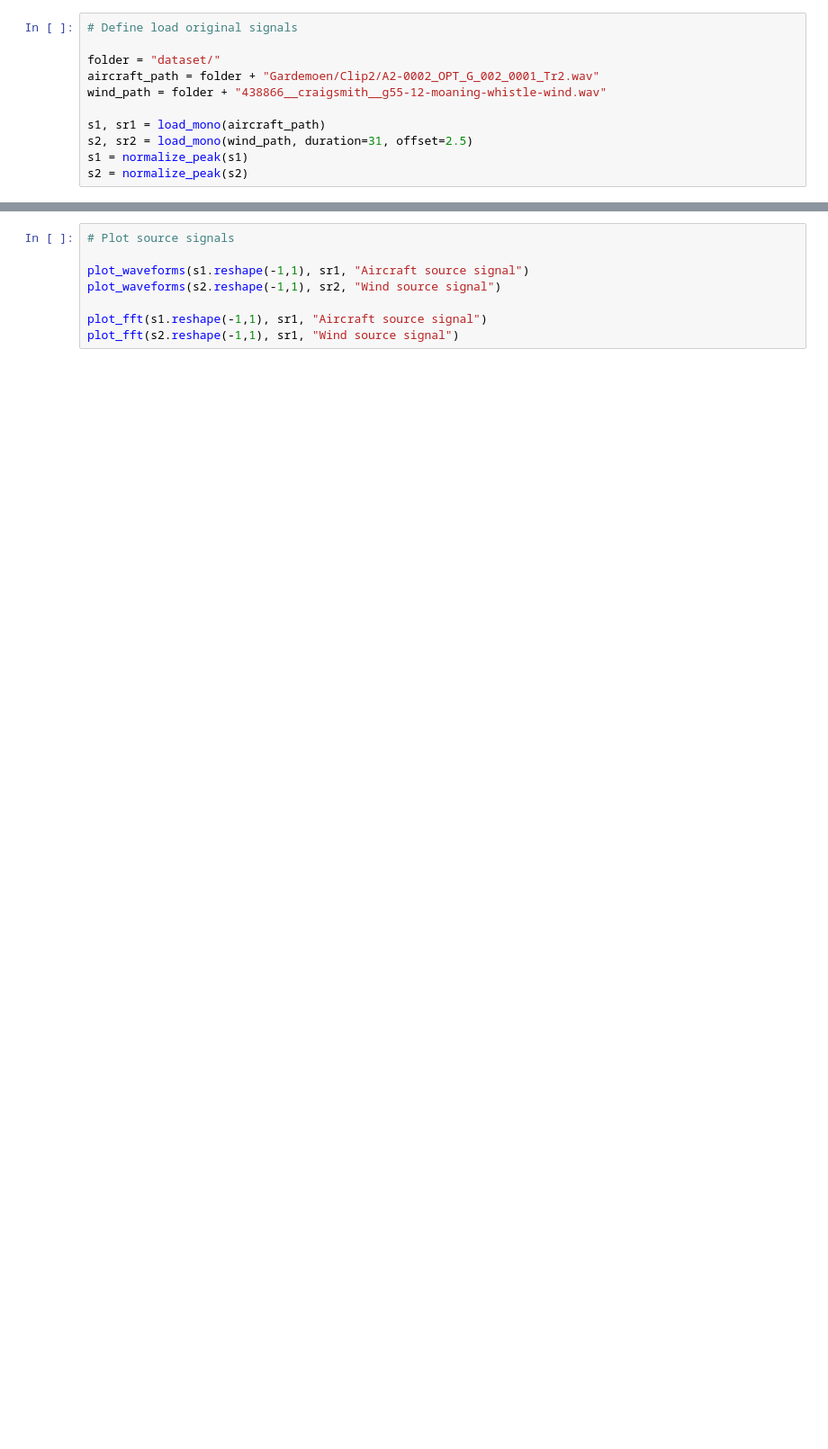
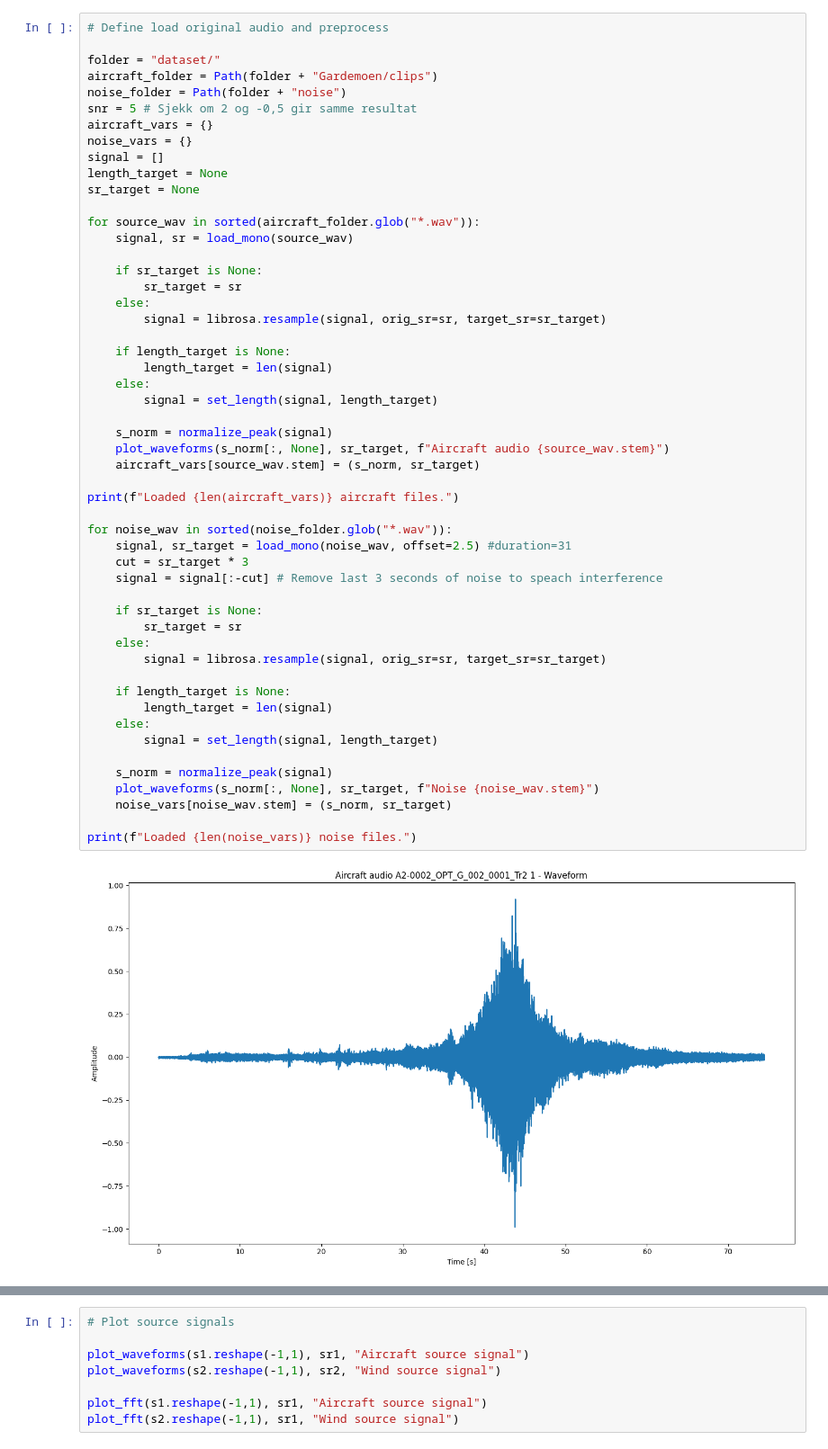
Before and after one commit to ingeborgborhaug/sound-event-detection-aircrafts, a Jupyter notebook: synthetic_data_generation.ipynb, the cells around one changed output, grey strips where cells are left out. Shown at 90% size. Cells and saved outputs as stored; diff of their text form; blank space fills up the shorter version.

```diff
--- a/synthetic_data_generation.ipynb
+++ b/synthetic_data_generation.ipynb
@@ -154,13 +180,56 @@ def plot_waveforms(signals, sr, title_prefix):
     plt.tight_layout()
     plt.show()
 # %%
-# Define load original signals
+# Define load original audio and preprocess
 
 folder = "dataset/"
-aircraft_path = folder + "Gardemoen/Clip2/A2-0002_OPT_G_002_0001_Tr2.wav"
-wind_path = folder + "438866__craigsmith__g55-12-moaning-whistle-wind.wav"
+aircraft_folder = Path(folder + "Gardemoen/clips")
+noise_folder = Path(folder + "noise")
+snr = 5 # Sjekk om 2 og -0,5 gir samme resultat
+aircraft_vars = {}
+noise_vars = {}
+signal = []
+length_target = None
+sr_target = None
 
-s1, sr1 = load_mono(aircraft_path)
-s2, sr2 = load_mono(wind_path, duration=31, offset=2.5)
-s1 = normalize_peak(s1)
-s2 = normalize_peak(s2)
+for source_wav in sorted(aircraft_folder.glob("*.wav")):
+    signal, sr = load_mono(source_wav)
+
+    if sr_target is None:
+        sr_target = sr
+    else:
+        signal = librosa.resample(signal, orig_sr=sr, target_sr=sr_target)
+
+    if length_target is None:
+        length_target = len(signal)
+    else:
+        signal = set_length(signal, length_target)
+
+    s_norm = normalize_peak(signal)
+    plot_waveforms(s_norm[:, None], sr_target, f"Aircraft audio {source_wav.stem}")
+    aircraft_vars[source_wav.stem] = (s_norm, sr_target)
+
+print(f"Loaded {len(aircraft_vars)} aircraft files.")
+
+for noise_wav in sorted(noise_folder.glob("*.wav")):
+    signal, sr_target = load_mono(noise_wav, offset=2.5) #duration=31
+    cut = sr_target * 3
+    signal = signal[:-cut] # Remove last 3 seconds of noise to speach interference
+
+    if sr_target is None:
+        sr_target = sr
+    else:
+        signal = librosa.resample(signal, orig_sr=sr, target_sr=sr_target)
+
+    if length_target is None:
+        length_target = len(signal)
+    else:
+        signal = set_length(signal, length_target)
+
+    s_norm = normalize_peak(signal)
+    plot_waveforms(s_norm[:, None], sr_target, f"Noise {noise_wav.stem}")
+    noise_vars[noise_wav.stem] = (s_norm, sr_target)
+
+print(f"Loaded {len(noise_vars)} noise files.")
+# %% [output]
+[figure, added]
```
Also changed, not shown: parts of 10 cells of this notebook, 30 other files.
